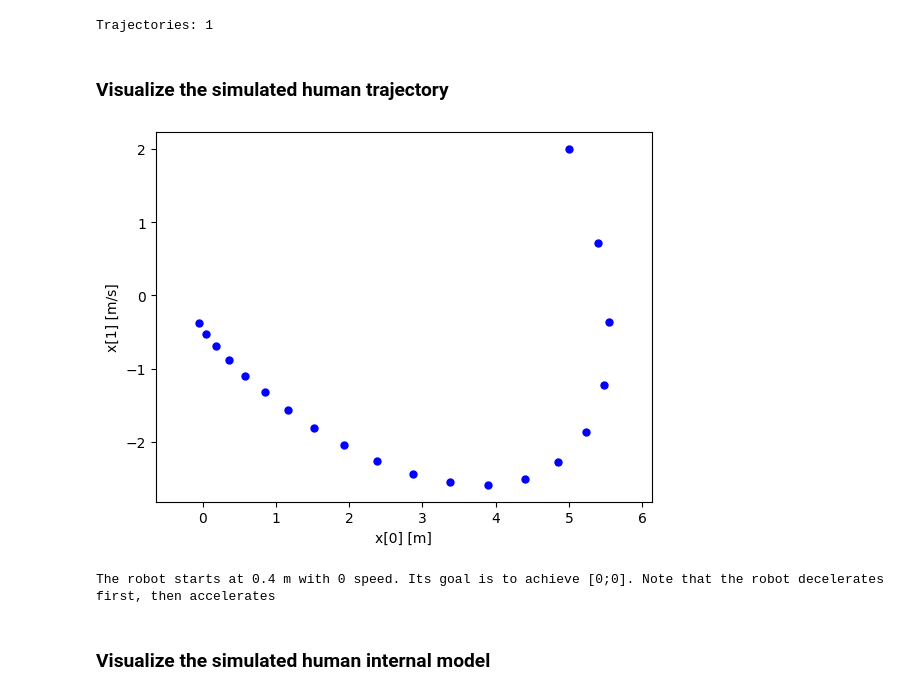
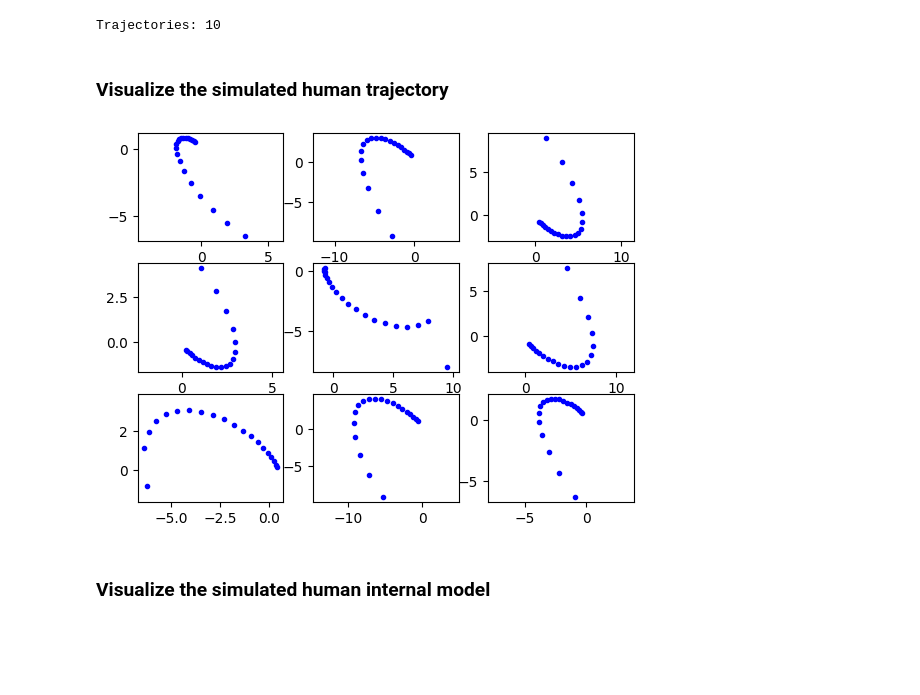
Before and after one commit to arvindrajaraman/closed-loop-influence, a Jupyter notebook: simulation.ipynb, the cells around one changed output. Saved outputs shown, nothing was run; the diff lists cells and outputs as text; code cells hidden in the pictures; blank space fills up the shorter version.

```diff
--- a/simulation.ipynb
+++ b/simulation.ipynb
@@ -14,9 +14,32 @@ Did not find GPU
 # %%
 #@title Simulate how human updates the internal model
 
+sim_policy = dict()
+sim_policy['human_state'] = 'varying'
+sim_policy['mental_state'] = 'varying'
+
+def gen_physical_state(x1_lo, x2_lo, x1_hi, x2_hi):
+    if sim_policy['human_state'] == 'fixed':
+        return np.array([[5.0], [2.0]])
+    elif sim_policy['human_state'] == 'varying':
+        x1 = random.uniform(x1_lo, x1_hi)
+        x2 = random.uniform(x2_lo, x2_hi)
+        return np.array([[x1], [x2]])
+    else:
+        raise ValueError("unknown sim_policy['human_state']")
+
+def gen_mental_state():
+    if sim_policy['mental_state'] == 'fixed':
+        return np.array([[1.0]])
+    elif sim_policy['mental_state'] == 'varying':
+        x = random.uniform(0.0, 1.0)
+        return np.array([[x]])
+    else:
+        raise ValueError("unknown sim_policy['mental_state']")
+
 # totaol simulation steps
 sim_time = 20
-n_demo   = 1
+n_demo   = 10
 
 human_mode = 'gradient_decent'
 #human_mode = 'gradient_decent_threshold'
@@ -26,19 +49,24 @@ robot_state_all_demo        = []
 human_action_all_demo       = []
 human_obs_all_demo          = []
 human_mental_state_all_demo = []
-for i in range(n_demo):
+for i in tqdm(range(n_demo)):
     human_env = HumanRobotEnv('passive_teaching', 1.0, 'use_model_human', True)
     human_env.set_environment(A, B, Q, R, None, None, sim_time)
     human_env.set_action_set(None, u_t0_R_aug_set)
     human_env.set_human_internal_model(None)
 
+    x1_lo = human_env.observation_space.low[0]
+    x2_lo = human_env.observation_space.low[1]
+    x1_hi = human_env.observation_space.high[0]
+    x2_hi = human_env.observation_space.high[1]
+
     # Initialize the robot state [0.4; 0], human mental state [1.0] (human thinks B[1,0]=1.0)
-    human_env.set_human_state(np.array([[5.0], [2.0]]), np.array([[1.0]]))
+    human_env.set_human_state(gen_physical_state(x1_lo, x2_lo, x1_hi, x2_hi),
+                              gen_mental_state())
+
     human_env.noisy_human = False
     for i in range(sim_time):
-        # print(i)
         human_env.step(None)
-    #print('One demo gathered!')
 
     robot_state_all_demo.append(human_env.current_demo_state_traj)
     human_action_all_demo.append(human_env.current_demo_human_action_traj)
@@ -47,24 +75,33 @@ for i in range(n_demo):
 
 print('Trajectories: {}'.format(n_demo))
 # %% [output]
-Trajectories: 1
+Trajectories: 10
 # %% [markdown]
 ### Visualize the simulated human trajectory
 # %%
-#@title Visualize the simulated human trajectory
-human_traj = np.array(human_env.current_demo_state_traj).squeeze()
-plt.plot(human_traj[:,0],human_traj[:,1],'bo', markersize=5)
-plt.xlim([-1, 1])
-plt.ylim([-1, 1])
-plt.axis('equal')
-plt.xlabel('x[0] [m]')
-plt.ylabel('x[1] [m/s]')
-plt.show()
-print('The robot starts at 0.4 m with 0 speed. Its goal is to achieve [0;0]. \
-Note that the robot decelerates first, then accelerates')
+# #@title Visualize the simulated human trajectory
+# human_traj = np.array(human_env.current_demo_state_traj).squeeze()
+# plt.plot(human_traj[:,0],human_traj[:,1],'bo', markersize=5)
+# plt.xlim([-1, 1])
+# plt.ylim([-1, 1])
+# plt.axis('equal')
+# plt.xlabel('x[0] [m]')
+# plt.ylabel('x[1] [m/s]')
+# plt.show()
+# print('The robot starts at 0.4 m with 0 speed. Its goal is to achieve [0;0]. \
+# Note that the robot decelerates first, then accelerates')
+
+fig, axs = plt.subplots(3, 3)
+for i in range(3):
+    for j in range(3):
+        ax = axs[i][j]
+        idx = (i*3) + j
+        human_traj = np.array(robot_state_all_demo[idx]).squeeze()
+        ax.plot(human_traj[:,0],human_traj[:,1],'bo', markersize=3)
+        ax.axis(xmin=-1, xmax=1, ymin=-1, ymax=1)
+        ax.axis('equal')
 # %% [output]
-[figure, old version]
+[figure, new version]
-The robot starts at 0.4 m with 0 speed. Its goal is to achieve [0;0]. Note that the robot decelerates first, then accelerates
 # %% [markdown]
 ### Visualize the simulated human internal model
 # %%
```
Also changed, not shown: parts of 11 cells of this notebook, 1 other file.
